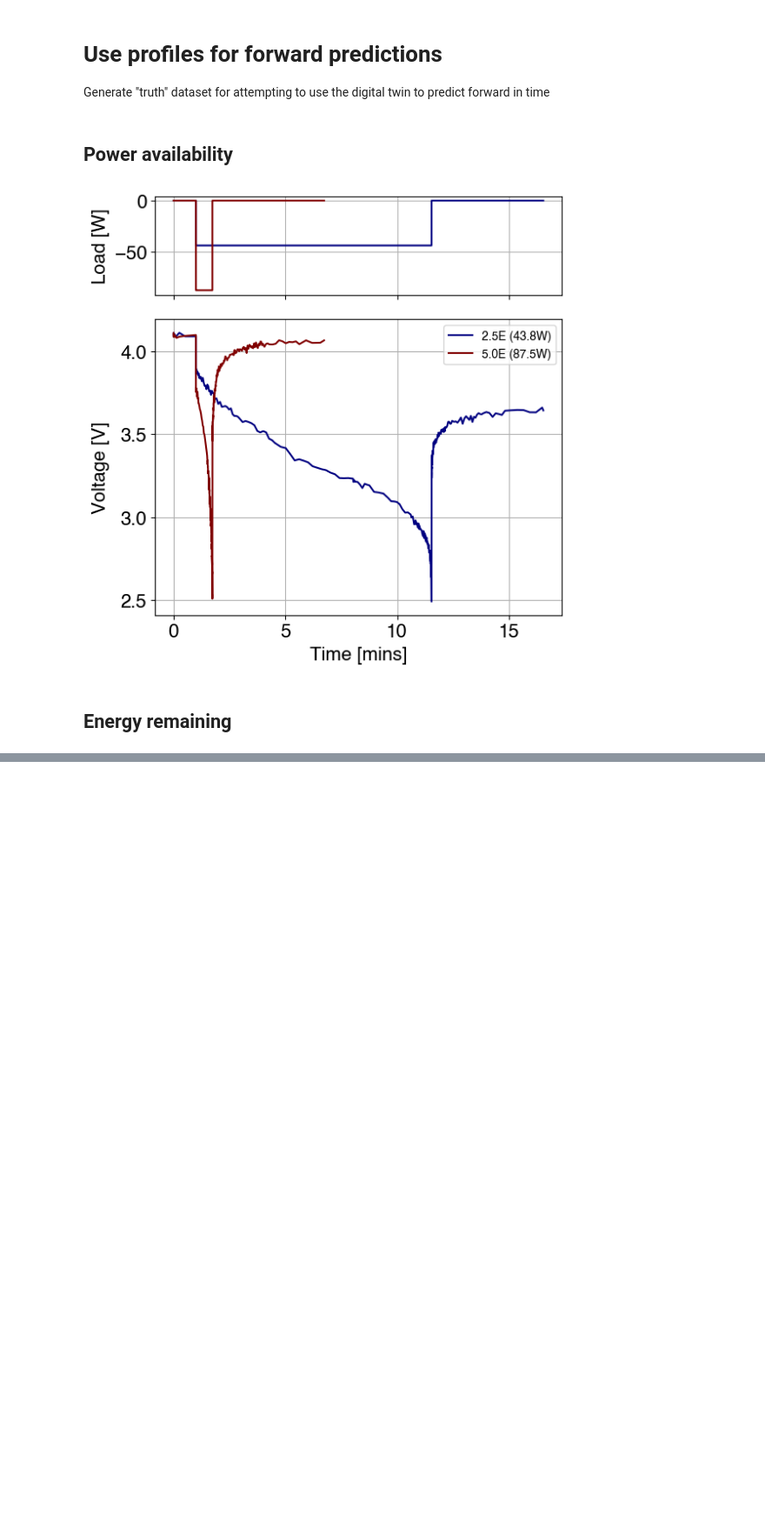
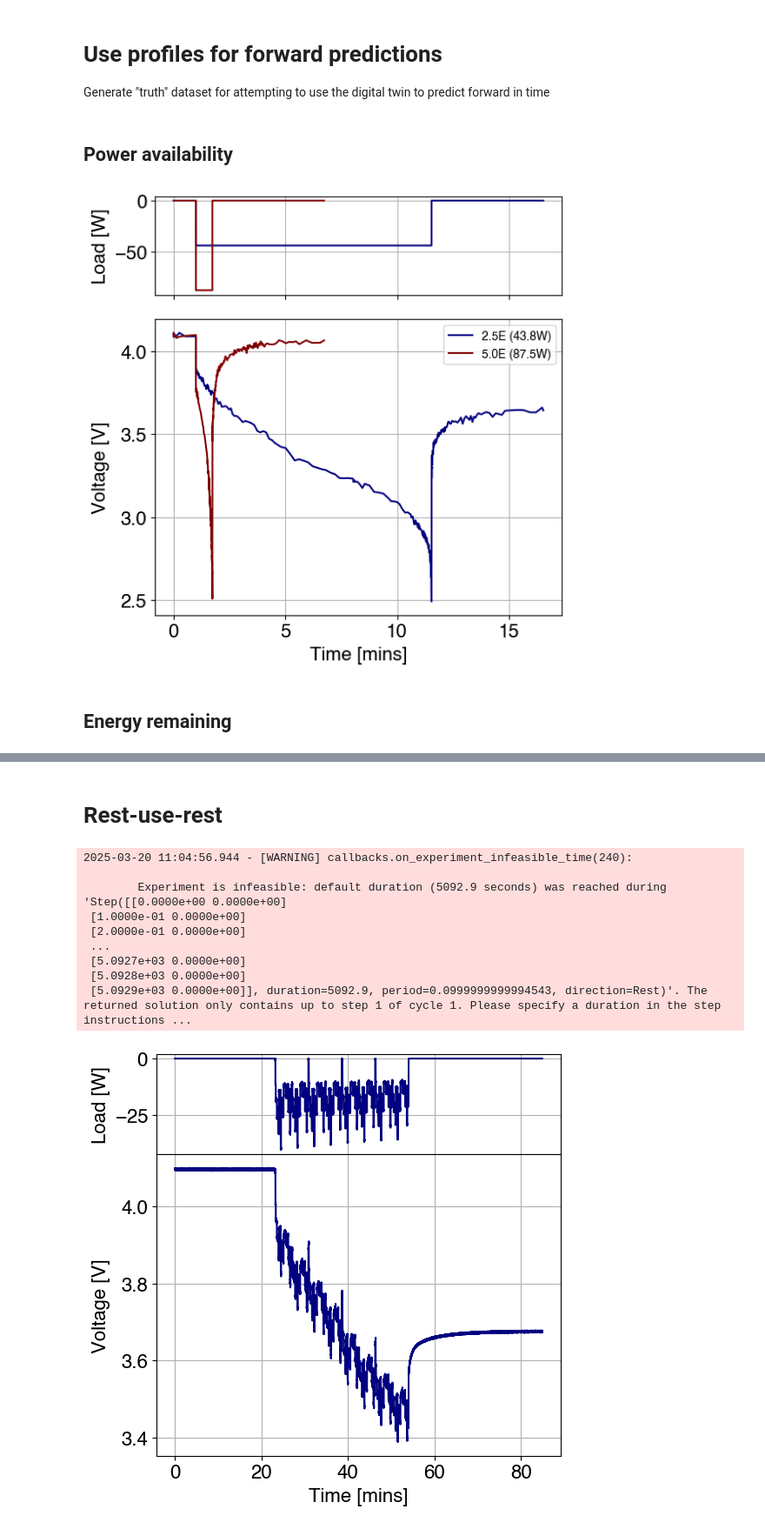
Before and after one commit to wengandrew/battery-digital-twin-from-scratch, a Jupyter notebook: notebooks/build_synthetic_profiles.ipynb, the cells around one changed output, grey strips where cells are left out. Shown at 87% size. Cells and saved outputs as stored; diff of their text form; code cells hidden in the pictures; blank space fills up the shorter version.

Commit message:
Forward prediction with rests

```diff
--- a/notebooks/build_synthetic_profiles.ipynb
+++ b/notebooks/build_synthetic_profiles.ipynb
@@ -494,0 +495,70 @@ plt.savefig('../output/figs/forward_prediction_energy_remaining.png', dpi=150)
+# %% [markdown]
+# Rest-use-rest
+# %%
+df = pd.read_csv("../data/load_profile_usc_dynamic.csv")
+
+# Create copies with adjusted time
+current_data1 = np.column_stack([df.time - df.time[0] + 0*df.time.iloc[-1], np.zeros(df.load.shape)])
+current_data2 = np.column_stack([df.time - df.time[0] + 1*df.time.iloc[-1], np.zeros(df.load.shape)])
+current_data3 = np.column_stack([df.time - df.time[0] + 2*df.time.iloc[-1], np.zeros(df.load.shape)])
+current_data4 = np.column_stack([df.time - df.time[0] + 3*df.time.iloc[-1], df.load])
+current_data5 = np.column_stack([df.time - df.time[0] + 4*df.time.iloc[-1], df.load])
+current_data6 = np.column_stack([df.time - df.time[0] + 5*df.time.iloc[-1], df.load])
+current_data7 = np.column_stack([df.time - df.time[0] + 6*df.time.iloc[-1], df.load])
+current_data8 = np.column_stack([df.time - df.time[0] + 7*df.time.iloc[-1], np.zeros(df.load.shape)])
+current_data9 = np.column_stack([df.time - df.time[0] + 8*df.time.iloc[-1], np.zeros(df.load.shape)])
+current_data10 = np.column_stack([df.time - df.time[0] + 9*df.time.iloc[-1], np.zeros(df.load.shape)])
+current_data11 = np.column_stack([df.time - df.time[0] + 10*df.time.iloc[-1], np.zeros(df.load.shape)])
+
+# Stack the arrays vertically
+current_data = np.vstack([current_data1,
+                          current_data2,
+                          current_data3,
+                          current_data4,
+                          current_data5,
+                          current_data6,
+                          current_data7,
+                          current_data8,
+                          current_data9,
+                          current_data10,
+                          current_data11])
+
+experiment = pybamm.Experiment([
+     pybamm.step.current(current_data)
+     ])
+
+sim = pybamm.Simulation(model=model,
+                        parameter_values=parameter_values,
+                        experiment=experiment,
+                        solver=solver)
+
+sol = sim.solve(initial_soc=0.9)
+
+df3 = summarize_solution(sol,voltage_std=VOLTAGE_STD_LOW)
+
+df3.to_csv('../output/synthetic_data/forward_prediction_energy_remaining.csv')
+
+fig, (ax1, ax2) = plt.subplots(2, 1, sharex=True, height_ratios=[1, 3])
+plt.subplots_adjust(hspace=0)
+
+ax1.plot(df3['Time [s]']/60, -df3['Power [W]'], c=colors[0])
+ax2.plot(df3['Time [s]']/60, df3['Voltage [V]'], c=colors[0])
+
+ax1.set_ylabel("Load [W]")
+ax2.set_ylabel("Voltage [V]")
+ax2.set_xlabel("Time [mins]")
+
+fig.align_ylabels([ax1, ax2])
+
+plt.savefig('../output/figs/forward_prediction_energy_remaining_with_rests.png', dpi=150)
+# %% [output]
+2025-03-20 11:04:56.944 - [WARNING] callbacks.on_experiment_infeasible_time(240):
+
+        Experiment is infeasible: default duration (5092.9 seconds) was reached during 'Step([[0.0000e+00 0.0000e+00]
+ [1.0000e-01 0.0000e+00]
+ [2.0000e-01 0.0000e+00]
+ ...
+ [5.0927e+03 0.0000e+00]
+ [5.0928e+03 0.0000e+00]
+ [5.0929e+03 0.0000e+00]], duration=5092.9, period=0.0999999999994543, direction=Rest)'. The returned solution only contains up to step 1 of cycle 1. Please specify a duration in the step instructions ...
+[figure, added]
```
Also changed, not shown: parts of 1 cell of this notebook, 3 other files.
